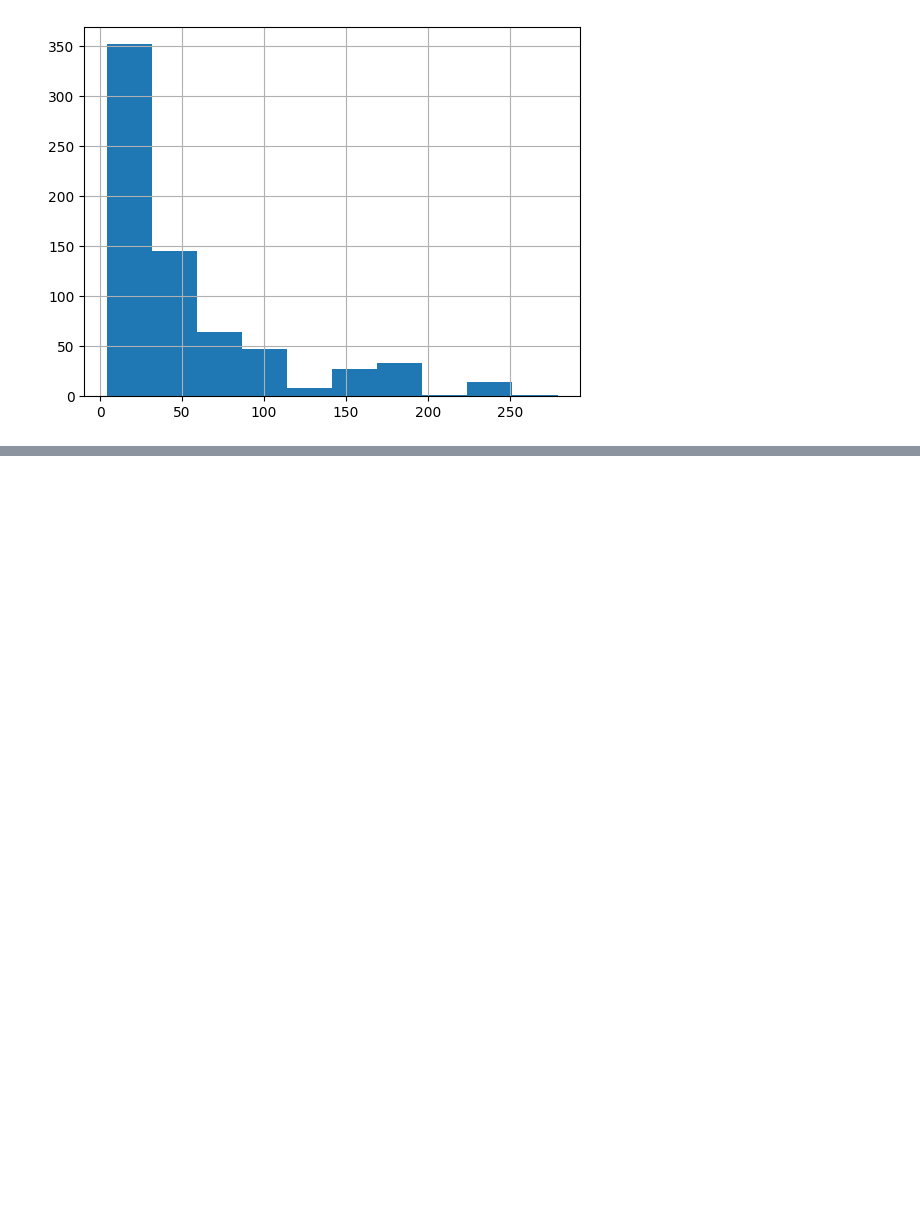
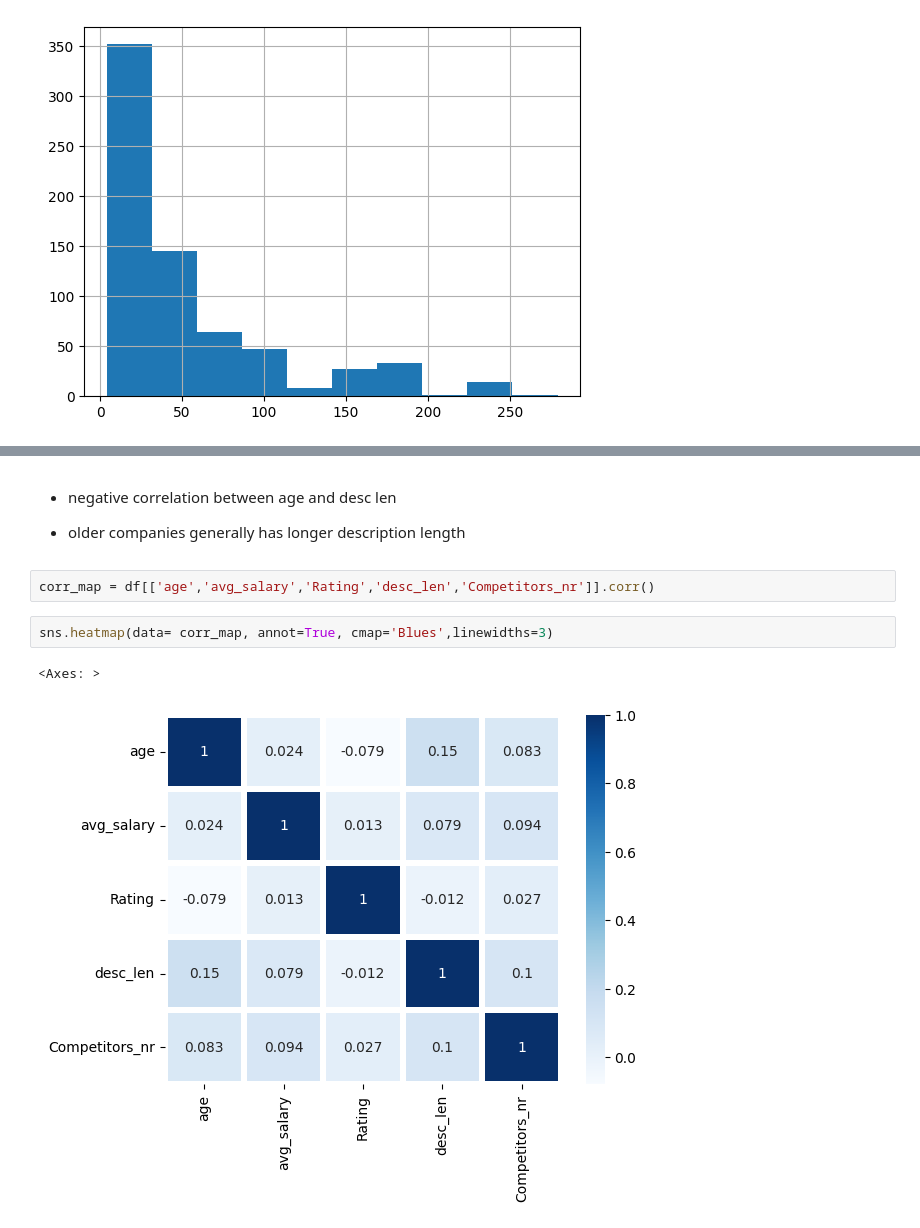
Before and after one commit to 87tana/Salary, a Jupyter notebook: EDA.ipynb, the cells around one changed output, grey strips where cells are left out. Drawn from its saved outputs; the diff is of its cells as text; blank space fills up the shorter version.

```diff
--- a/EDA.ipynb
+++ b/EDA.ipynb
@@ -206,0 +230,12 @@ df.age.hist()
+# %% [markdown]
+- negative correlation between age and desc len
+
+
+- older companies generally has longer description length
+# %%
+corr_map = df[['age','avg_salary','Rating','desc_len','Competitors_nr']].corr()
+# %%
+sns.heatmap(data= corr_map, annot=True, cmap='Blues',linewidths=3)
+# %% [output]
+<Axes: >
+[figure, added]
```
Also changed, not shown: parts of 10 cells of this notebook.
